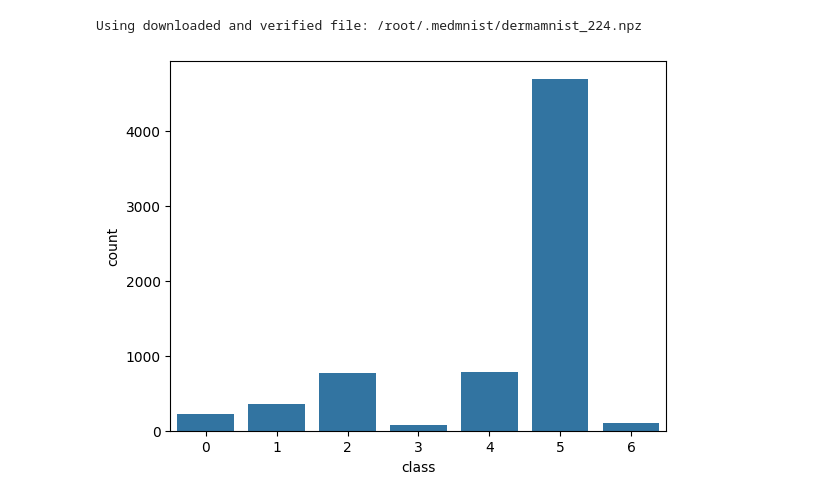
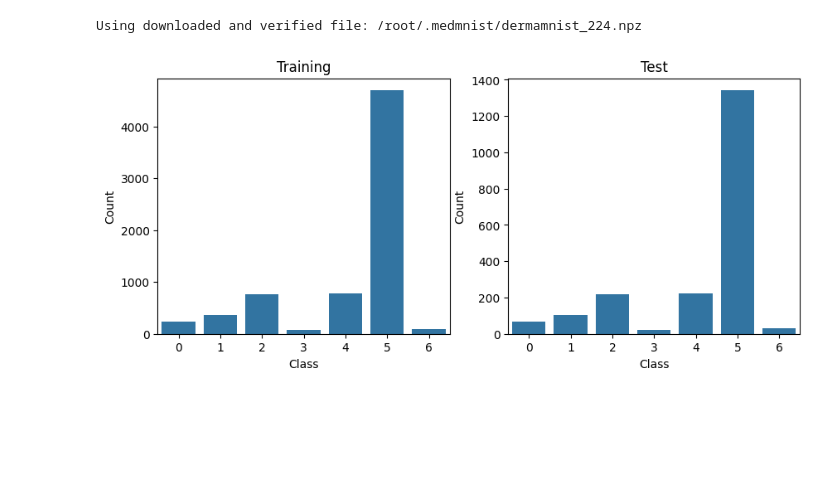
Before and after one commit to matteodonati/applications-of-artificial-intelligence-lab, a Jupyter notebook: notebooks/1-cnns.ipynb, the cells around one changed output. Cells and saved outputs as stored; diff of their text form; code cells hidden in the pictures; blank space fills up the shorter version.

```diff
--- a/notebooks/1-cnns.ipynb
+++ b/notebooks/1-cnns.ipynb
@@ -44,9 +82,17 @@ issubclass(DermaMNIST, torch.utils.data.Dataset)
 # %% [output]
 True
 # %%
+# Training transformations.
+train_transformations = transforms.Compose([
+    transforms.RandomCrop(224, padding=4),
+    transforms.RandomHorizontalFlip(),
+    transforms.RandomRotation(10),
+    transforms.ToTensor()
+])
+
 # Datasets.
 train_dataset = DermaMNIST(split='train',
-                           transform=transforms.ToTensor(),
+                           transform=train_transformations,
                            download=True,
                            size=224)
 test_dataset = DermaMNIST(split='test',
@@ -64,12 +110,29 @@ test_loader = torch.utils.data.DataLoader(dataset=test_dataset,
 # %% [output]
 Downloading https://zenodo.org/records/10519652/files/dermamnist_224.npz?download=1 to /root/.medmnist/dermamnist_224.npz
 Using downloaded and verified file: /root/.medmnist/dermamnist_224.npz
-# %%
-# Training set distribution.
-sns.countplot(x=[label[0] for img, label in train_dataset])
-plt.xlabel('Class')
-plt.ylabel('Count')
-plt.show()
-# %% [output]
-[figure, removed]
+# %%
+# From label index to label name.
+labels_map = {
+    0: 'actinic keratoses and intraepithelial carcinoma',
+    1: 'basal cell carcinoma',
+    2: 'benign keratosis-like lesions',
+    3: 'dermatofibroma',
+    4: 'melanoma',
+    5: 'melanocytic nevi',
+    6: 'vascular lesions'
+}
+
+# Training and test distributions.
+fig, ax = plt.subplots(1, 2, figsize=(10, 4))
+sns.countplot(x=[label[0] for img, label in train_dataset], ax=ax[0])
+sns.countplot(x=[label[0] for img, label in test_dataset], ax=ax[1])
+ax[0].set_title('Training')
+ax[0].set_xlabel('Class')
+ax[0].set_ylabel('Count')
+ax[1].set_title('Test')
+ax[1].set_xlabel('Class')
+ax[1].set_ylabel('Count')
+plt.show()
+# %% [output]
+[figure, added]
 # %%
```
Also changed, not shown: parts of 17 cells of this notebook.
